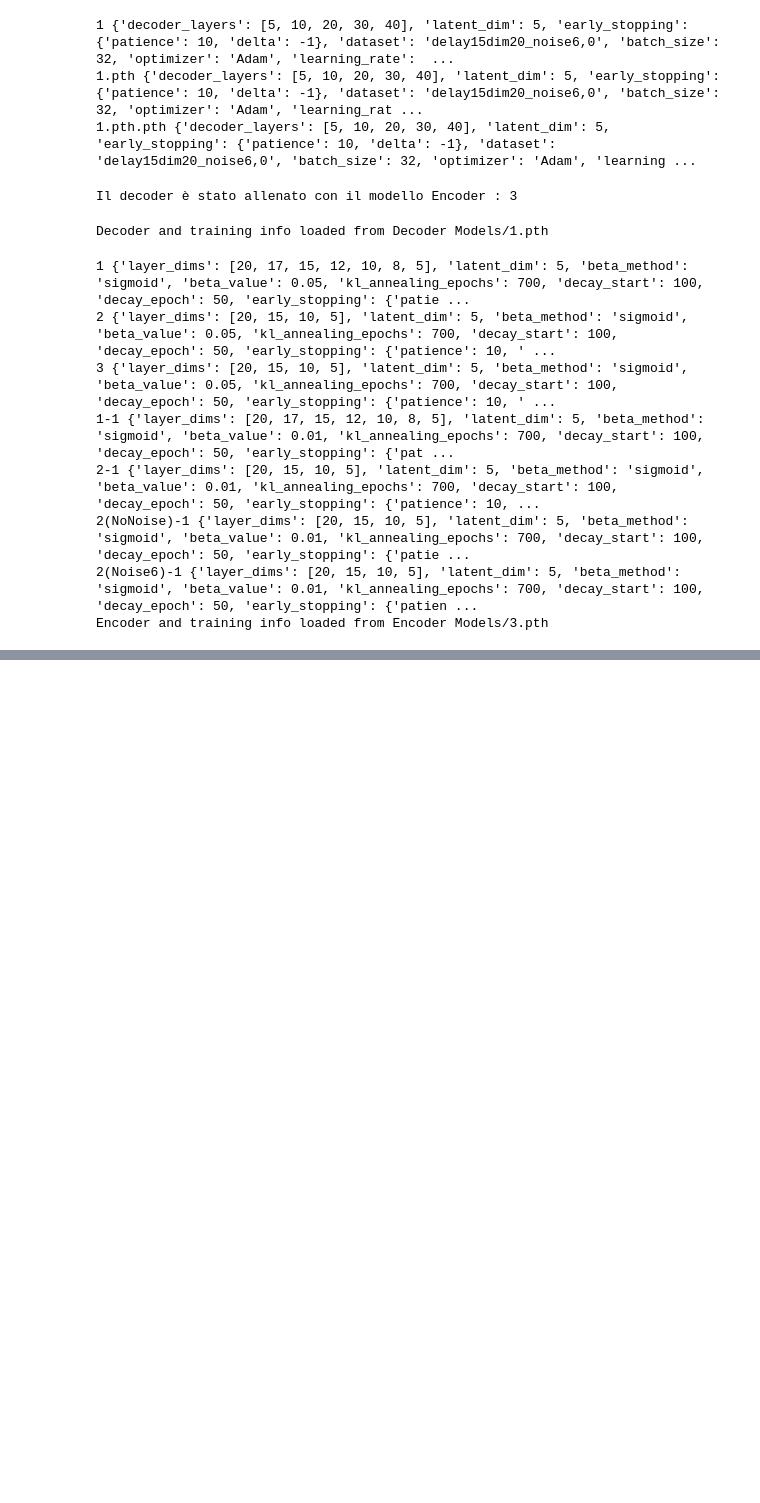
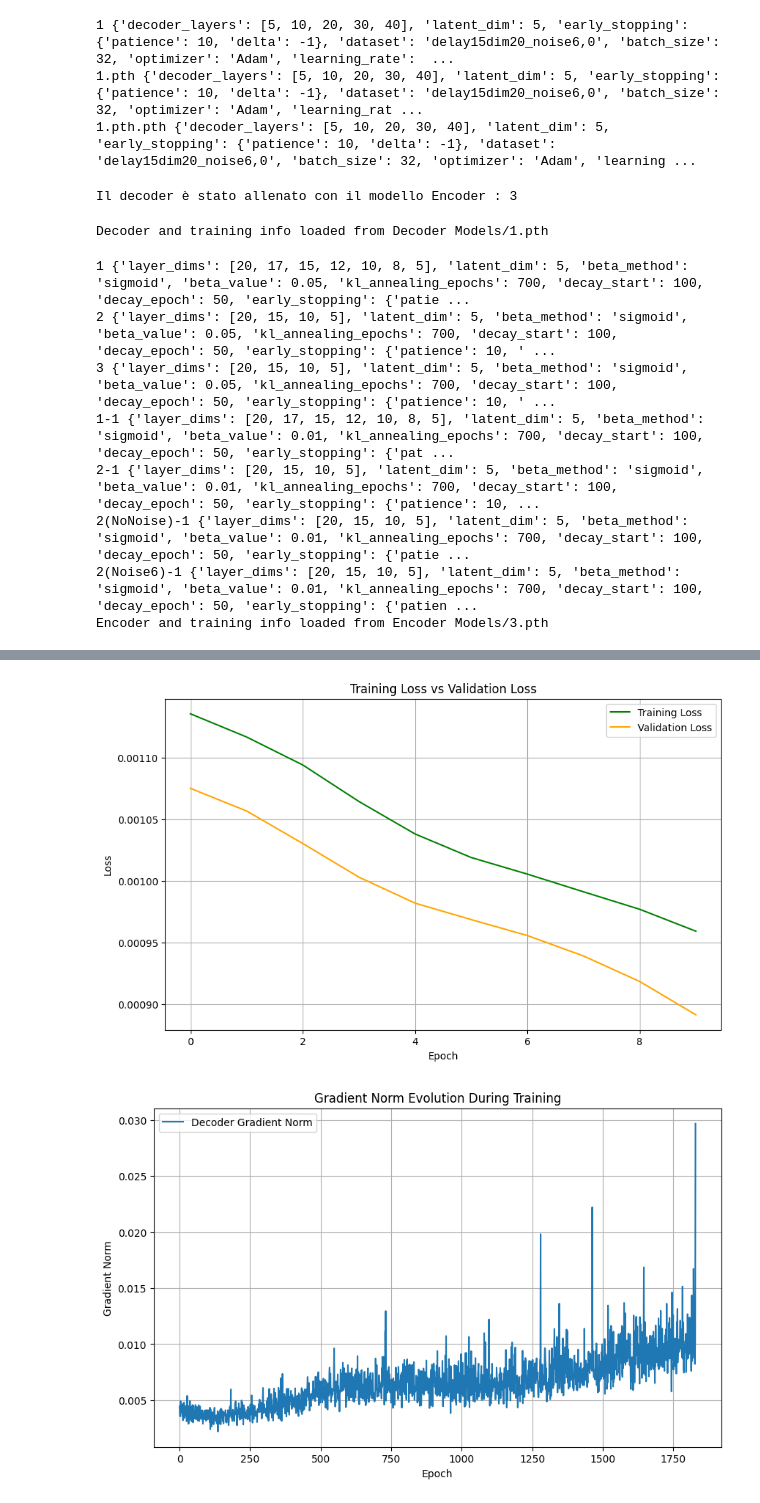
Before and after one commit to FedericoSbarbati/Lorenz-Toy, a Jupyter notebook: valDecoder.ipynb, the cells around one changed output, grey strips where cells are left out. Drawn from its saved outputs; the diff is of its cells as text; code cells hidden in the pictures; blank space fills up the shorter version.

Commit message:
First validation for Decoder

```diff
--- a/valDecoder.ipynb
+++ b/valDecoder.ipynb
@@ -42,6 +42,12 @@ Il decoder è stato allenato con il modello Encoder : 3
 # Percorso al file del decoder salvato
 decoder_file_path = os.path.join("Decoder Models", f"{decoder_name}.pth")
 decoder, decoder_checkpoint = load_decoder(decoder_file_path, Decoder)
+
+decoder_epoch = decoder_checkpoint['epoch']
+decoder_stopped_epoch = decoder_checkpoint['stopped_epoch']
+decoder_train_losses = decoder_checkpoint['train_losses']
+decoder_val_losses = decoder_checkpoint['val_losses']
+decoder_gradient_history = decoder_checkpoint['gradient_history']
 # %% [output]
 Decoder and training info loaded from Decoder Models/1.pth
 # %%
@@ -82,0 +118,5 @@ vae_model = VAE(encoder,decoder)
+# %%
+plot_Decoder_results(decoder_train_losses, decoder_val_losses, decoder_gradient_history)
+# %% [output]
+[figure, added]
+[figure, added]
```
Also changed, not shown: parts of 4 cells of this notebook, 1 other file.
